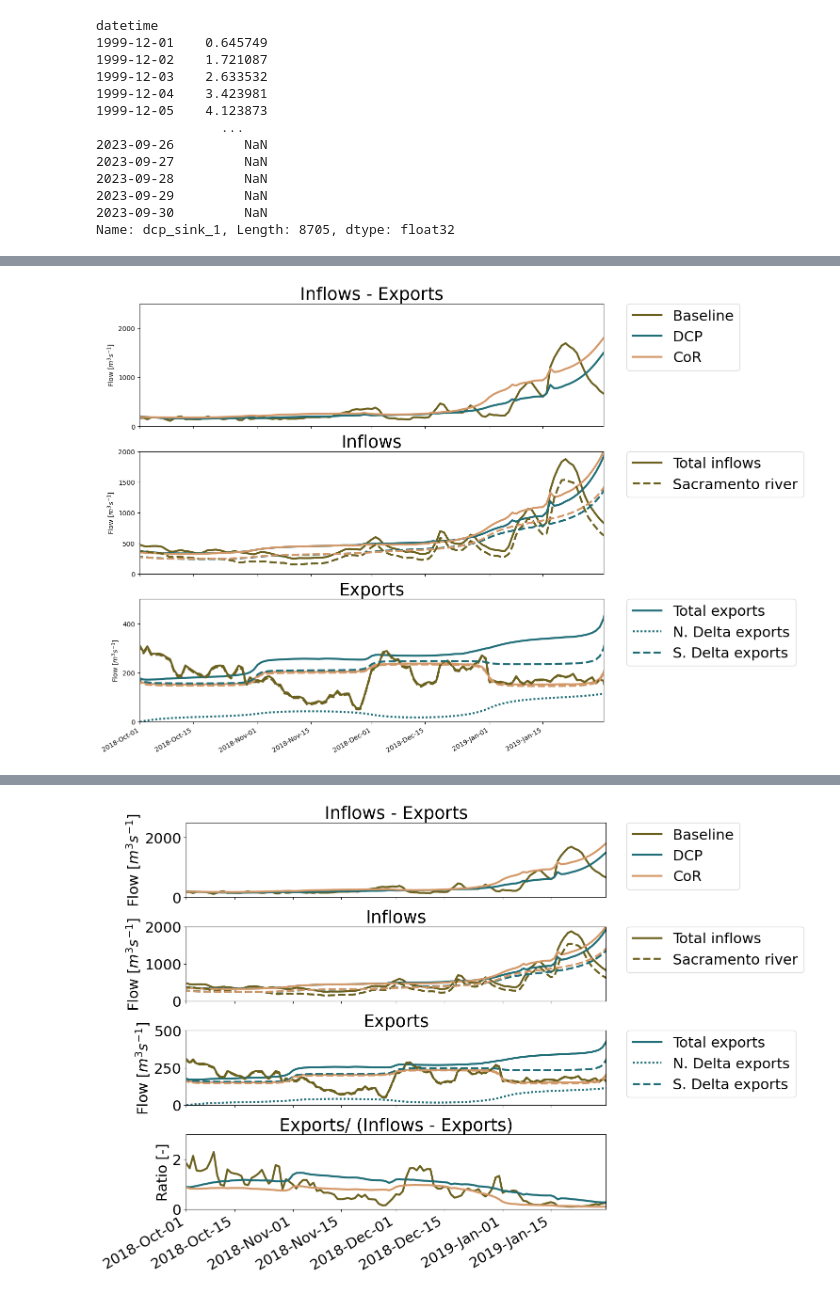
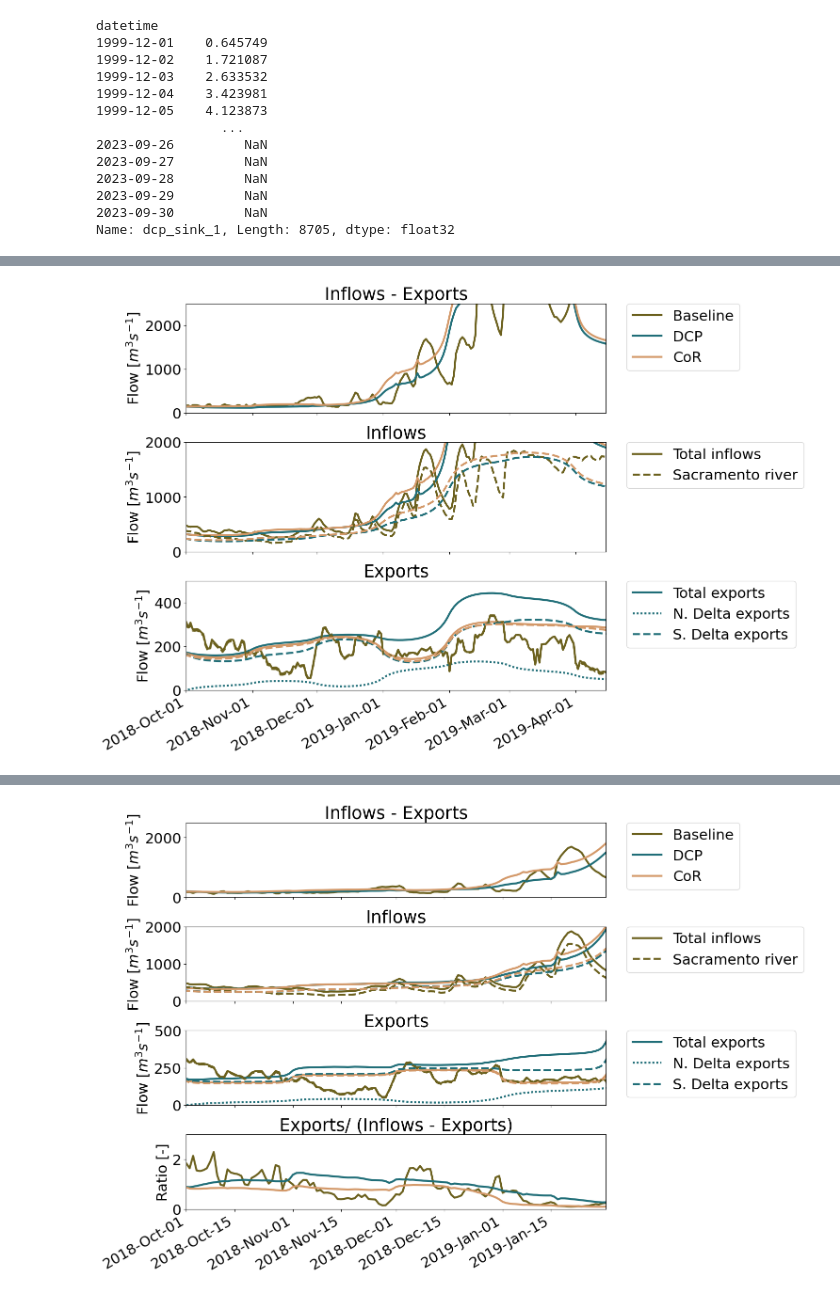
Before and after one commit to jennaisrael/Savio_scratch_back_up, a Jupyter notebook: Plotting/expanse/ch_3/scenarios_flow.ipynb, the cells around one changed output, grey strips where cells are left out. Drawn from its saved outputs; the diff is of its cells as text; code cells hidden in the pictures.

Commit message:
update ch3 scenario flow plots for dissertation

```diff
--- a/Plotting/expanse/ch_3/scenarios_flow.ipynb
+++ b/Plotting/expanse/ch_3/scenarios_flow.ipynb
@@ -12,8 +12,8 @@ from matplotlib.lines import Line2D
 # %%
 # load the flux time series for each scenario
 base=pd.read_csv('/home/jisrael/BayDeltaSCHISM/data/time_history/flux.th',sep=r'\s+',parse_dates=["datetime"],dtype=np.float32).set_index(["datetime"])
-dcp=pd.read_csv('/home/jisrael/Savio_scratch_back_up/scenario_files/DCP/data/time_history/flux_s0065.th.ported',sep=r'\s+',parse_dates=["datetime"],dtype=np.float32).set_index(["datetime"])
-cor=pd.read_csv('/home/jisrael/Savio_scratch_back_up/scenario_files/reserves/data/time_history/flux_s0044.th.ported',sep=r'\s+',parse_dates=["datetime"],dtype=np.float32).set_index(["datetime"])
+dcp=pd.read_csv('/home/jisrael/Savio_scratch_back_up/scenario_files/DCP/data/time_history/flux_dcp_fixinterp_20260516.th.ported',sep=r'\s+',parse_dates=["datetime"],dtype=np.float32).set_index(["datetime"])
+cor=pd.read_csv('/home/jisrael/Savio_scratch_back_up/scenario_files/reserves/data/time_history/flux_cor_fixinterp_20260516.th.ported',sep=r'\s+',parse_dates=["datetime"],dtype=np.float32).set_index(["datetime"])
 base
 # %% [output]
 |  | coyote | ccc_rock | ccc_old | swp | cvp | sjr | calaveras | east | american | sac | ... |
@@ -72,9 +72,9 @@ dcp
 1827 rows × 15 columns
 # %%
 # calculate total inflows and exports
-base['exports']=base.swp+base.cvp+base.ccc_rock+base.northbay+base.ccc_victoria
-dcp['exports']=dcp.swp+dcp.cvp+dcp.ccc_rock+dcp.northbay+dcp.ccc_victoria+tunnel
-cor['exports']=cor.swp+cor.cvp+cor.ccc_rock+cor.northbay+cor.ccc_victoria
+base['exports']=base.swp+base.cvp+base.ccc_rock+base.northbay+base.ccc_victoria+base.ccc_old
+dcp['exports']=dcp.swp+dcp.cvp+dcp.ccc_rock+dcp.northbay+dcp.ccc_victoria+tunnel+dcp.ccc_old
+cor['exports']=cor.swp+cor.cvp+cor.ccc_rock+cor.northbay+cor.ccc_victoria+dcp.ccc_old
 
 base['s_exports']=base.swp+base.cvp
 dcp['s_exports']=dcp.swp+dcp.cvp
@@ -123,35 +123,35 @@ ax[1].legend(bbox_to_anchor=(1.05, 1),
                          loc='upper left', borderaxespad=0.)
 ax[1].set_title('Inflows')
 ax[1].set_ylabel(r'Flow [$m^3 s^{-1}$]')
 ax[1].set_xlim(pd.to_datetime("2018-10-1"),pd.to_datetime("2019-9-30"))
 ax[1].set_ylim(0,2000)
 
 ax[2].plot(base.exports, linewidth=3,color=cmocean.cm.tarn(1/6))
 ax[2].plot(dcp.exports, linewidth=3,color=cmocean.cm.tarn(10/12),label='Total exports')
 ax[2].plot(cor.exports, linewidth=3,color=cmocean.cm.tarn(2/6))
 
 ax[2].plot(tunnel, linewidth=3,linestyle=(0,(1,1)),label='N. Delta exports',color=cmocean.cm.tarn(10/12))
 
 ax[2].plot(base.s_exports, linewidth=3,color=cmocean.cm.tarn(1/6),linestyle='--')
 ax[2].plot(dcp.s_exports, linewidth=3,color=cmocean.cm.tarn(10/12),linestyle='--',label='S. Delta exports')
 ax[2].plot(cor.s_exports, linewidth=3,color=cmocean.cm.tarn(2/6),linestyle='--')
 
 ax[2].legend(bbox_to_anchor=(1.05, 1),
                          loc='upper left', borderaxespad=0.)
 ax[2].set_title('Exports')
 ax[2].set_ylabel(r'Flow [$m^3 s^{-1}$]')
-ax[2].set_xlim(pd.to_datetime("2018-10-1"),pd.to_datetime("2019-1-31"))
+ax[2].set_xlim(pd.to_datetime("2018-10-1"),pd.to_datetime("2019-4-15"))
 ax[2].set_ylim(0,500)
 
 ax[2].xaxis.set_major_formatter(mdates.ConciseDateFormatter(ax[2].xaxis.get_major_locator()))
 ax[2].xaxis.set_major_formatter(mdates.DateFormatter('%Y-%b-%d'))
     # Rotates and right-aligns the x labels so they don't crowd each other.
 for label in ax[2].get_xticklabels(which='major'):
     label.set(rotation=30, horizontalalignment='right')
 
 #fig.savefig('/home/jisrael/Savio_scratch_back_up/Plotting/expanse/ch_3_figures/inflows_exports_scenarios_trim_feb.png')
 # %% [output]
-[figure, old version]
+[figure, new version]
 # %%
 # make stacked plots
 fig, ax = plt.subplots(3,figsize=(15,10),sharex=True,layout='constrained')
```
Also changed, not shown: parts of 3 cells of this notebook, 3 other files.
